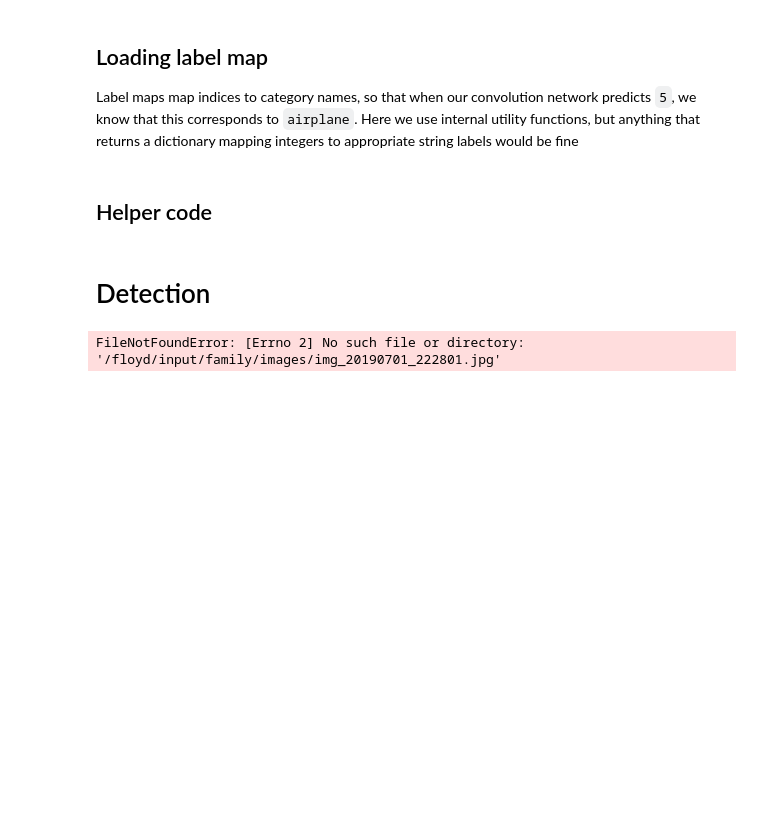
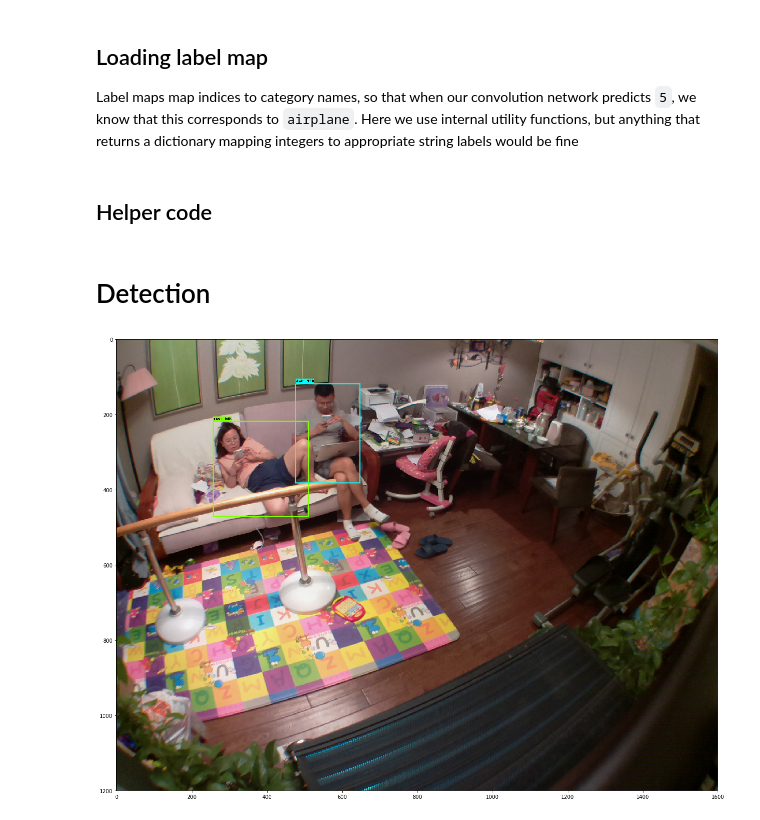
Before and after one commit to lianchunliu/family-detection, a Jupyter notebook: object_detection/object_detection_tutorial.ipynb, the cells around one changed output. Cells and saved outputs as stored; diff of their text form; code cells hidden in the pictures; blank space fills up the shorter version.

```diff
--- a/object_detection/object_detection_tutorial.ipynb
+++ b/object_detection/object_detection_tutorial.ipynb
@@ -148,36 +148,36 @@ def run_inference_for_single_image(image, graph):
 # %%
 %matplotlib inline
 
-TEST_IMAGE_PATHS = [ '/floyd/input/family/images/img_20190701_222801.jpg']
+TEST_IMAGE_PATHS = [ '/floyd/input/family/img_20190624_234001.jpg']
 
 # Size, in inches, of the output images.
 IMAGE_SIZE = (24, 16)
 
 #for image_path in TEST_IMAGE_PATHS:
 image_path = TEST_IMAGE_PATHS[0]
 image = Image.open(image_path)
   # the array based representation of the image will be used later in order to prepare the
   # result image with boxes and labels on it.
 image_np = load_image_into_numpy_array(image)
 #plt.imshow(image_np)
   # Expand dimensions since the model expects images to have shape: [1, None, None, 3]
 image_np_expanded = np.expand_dims(image_np, axis=0)
   # Actual detection.
 output_dict = run_inference_for_single_image(image_np_expanded, detection_graph)
 #print(output_dict)
   # Visualization of the results of a detection.
 vis_util.visualize_boxes_and_labels_on_image_array(
       image_np,
       output_dict['detection_boxes'],
       output_dict['detection_classes'],
       output_dict['detection_scores'],
       category_index,
       instance_masks=output_dict.get('detection_masks'),
       use_normalized_coordinates=True,
       line_thickness=3)
 
 plt.figure(figsize=IMAGE_SIZE)
 plt.imshow(image_np)
 plt.show()
 # %% [output]
-FileNotFoundError: [Errno 2] No such file or directory: '/floyd/input/family/images/img_20190701_222801.jpg'
+[figure, added]
```
Also changed, not shown: 2 other files.
